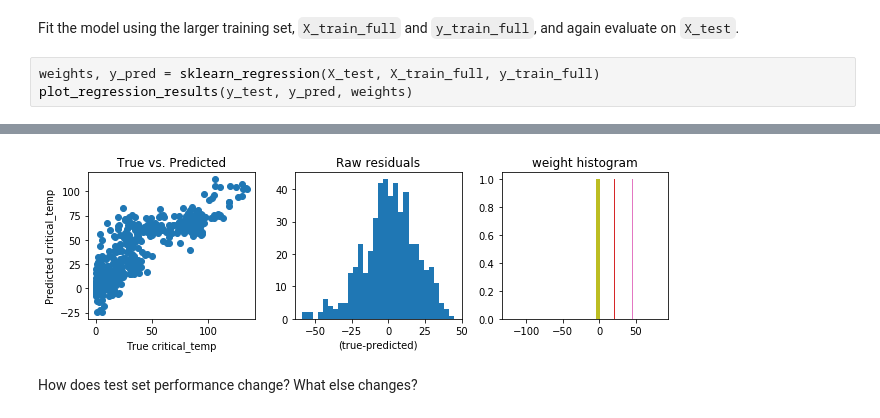
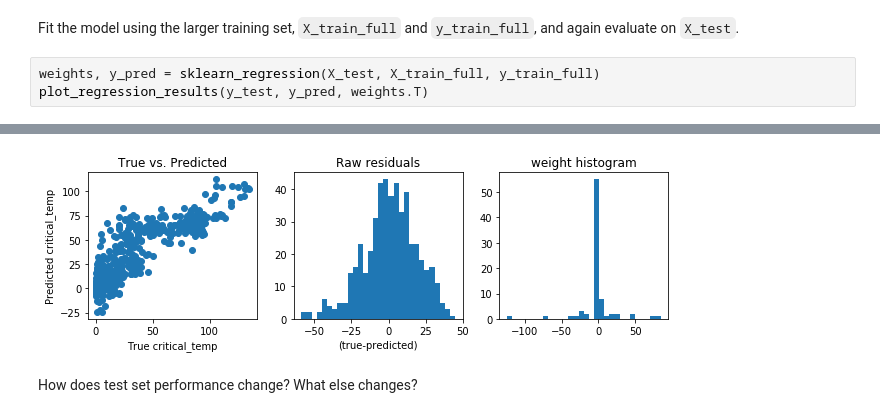
Before and after one commit to atopion/machine-learning, a Jupyter notebook: Practical 1/practical1_RikeBecker_StefanPfeiffer_TimonVogt.ipynb, the cells around one changed output, grey strips where cells are left out. Drawn from its saved outputs; the diff is of its cells as text.

Commit message:
Changed Histogram structure in Task 3

```diff
--- a/Practical 1/practical1_RikeBecker_StefanPfeiffer_TimonVogt.ipynb
+++ b/Practical 1/practical1_RikeBecker_StefanPfeiffer_TimonVogt.ipynb
@@ -287,5 +287,5 @@ If you implemented everything correctly, the MSE is again 599.74.
 Fit the model using the larger training set, `X_train_full` and `y_train_full`, and again evaluate on `X_test`.
 # %%
 weights, y_pred = sklearn_regression(X_test, X_train_full, y_train_full)
-plot_regression_results(y_test, y_pred, weights)
+plot_regression_results(y_test, y_pred, weights.T)
 # %% [output]
@@ -294,4 +294,4 @@ r^2:  0.7366465263179005
-[figure, old version]
+[figure, new version]
 # %% [markdown]
  How does test set performance change? What else changes?
 # %% [markdown]
```
Also changed, not shown: parts of 3 cells of this notebook, 1 other file.
